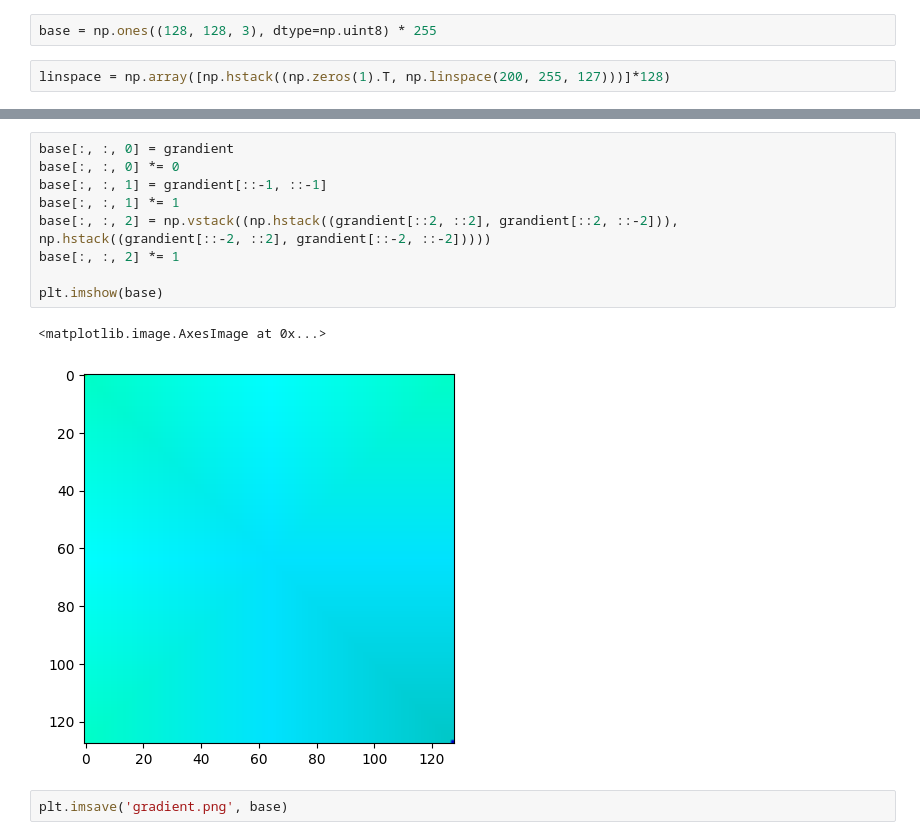
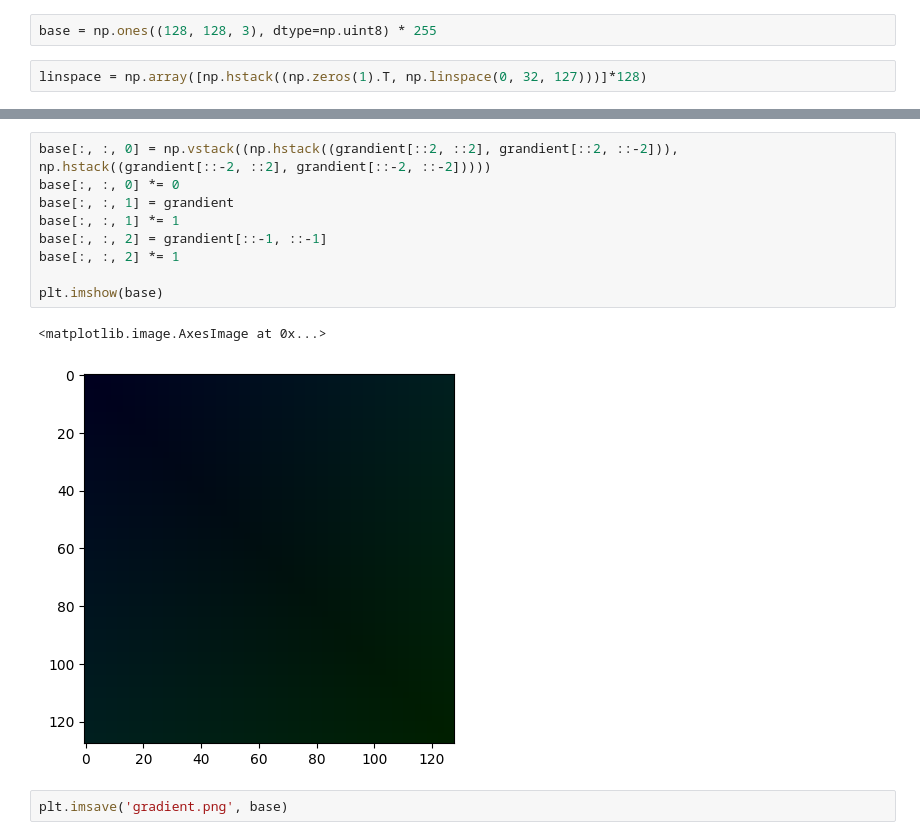
Before and after one commit to rir001/SEP_projects, a Jupyter notebook: images/image_calibrator.ipynb, the cells around one changed output, grey strips where cells are left out. Saved outputs shown, nothing was run; the diff lists cells and outputs as text.

```diff
--- a/images/image_calibrator.ipynb
+++ b/images/image_calibrator.ipynb
@@ -5,7 +5,7 @@ import cv2
 # %%
 base = np.ones((128, 128, 3), dtype=np.uint8) * 255
 # %%
-linspace = np.array([np.hstack((np.zeros(1).T, np.linspace(200, 255, 127)))]*128)
+linspace = np.array([np.hstack((np.zeros(1).T, np.linspace(0, 32, 127)))]*128)
 # %%
 grandient = (linspace > linspace.T)*linspace + (linspace <= linspace.T)*linspace.T
 plt.imshow(grandient)
@@ -32,14 +32,14 @@ plt.imshow(base)
 # %%
-base[:, :, 0] = grandient
+base[:, :, 0] = np.vstack((np.hstack((grandient[::2, ::2], grandient[::2, ::-2])), np.hstack((grandient[::-2, ::2], grandient[::-2, ::-2]))))
 base[:, :, 0] *= 0
-base[:, :, 1] = grandient[::-1, ::-1]
+base[:, :, 1] = grandient
 base[:, :, 1] *= 1
-base[:, :, 2] = np.vstack((np.hstack((grandient[::2, ::2], grandient[::2, ::-2])), np.hstack((grandient[::-2, ::2], grandient[::-2, ::-2]))))
+base[:, :, 2] = grandient[::-1, ::-1]
 base[:, :, 2] *= 1
 
 plt.imshow(base)
 # %% [output]
 <matplotlib.image.AxesImage at 0x...>
-[figure, old version]
+[figure, new version]
 # %%
 plt.imsave('gradient.png', base)
```
Also changed, not shown: parts of 3 cells of this notebook, 3 other files.
